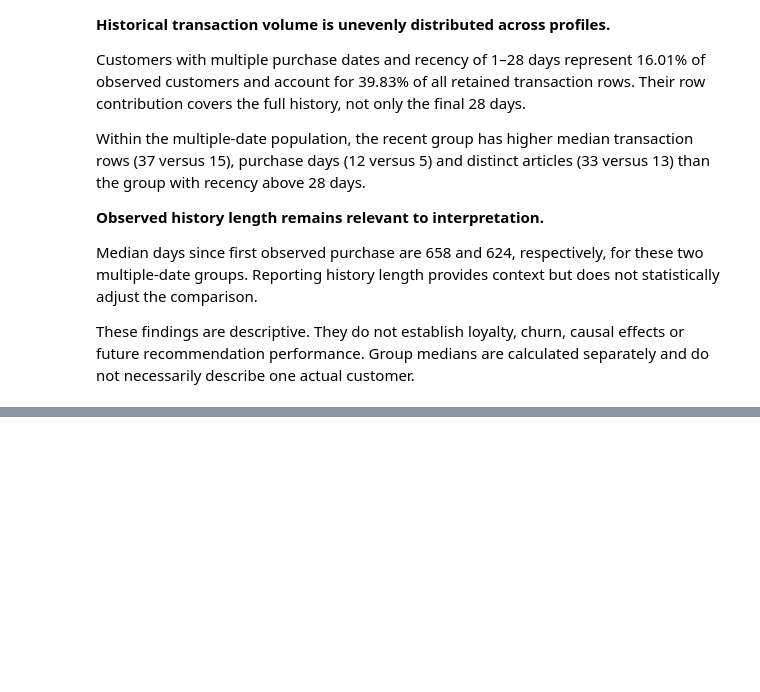
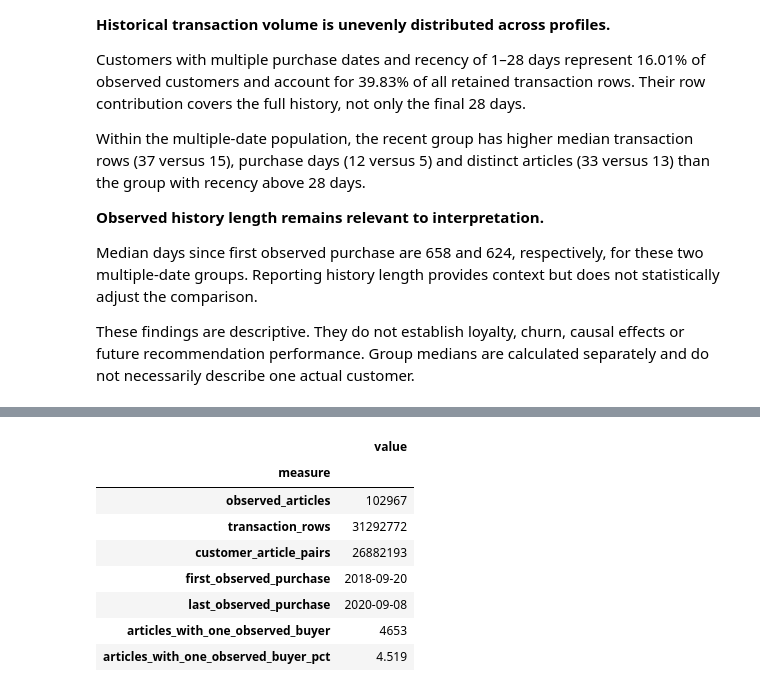
Before and after one commit to Songhai9/atelier-ai-project, a Jupyter notebook: notebooks/behavioral_eda.ipynb, the cells around one changed output, grey strips where cells are left out. Drawn from its saved outputs; the diff is of its cells as text; code cells hidden in the pictures; blank space fills up the shorter version.

Commit message:
count article-client pairs

```diff
--- a/notebooks/behavioral_eda.ipynb
+++ b/notebooks/behavioral_eda.ipynb
@@ -2126,0 +2359,49 @@ actual customer.
+# %%
+observed_articles = len(article_activity)
+
+single_buyer_articles = int(
+    article_activity["observed_buyers"].eq(1).sum()
+)
+
+article_activity_summary = pd.Series(
+    {
+        "observed_articles": observed_articles,
+        "transaction_rows": int(
+            article_activity["transaction_rows"].sum()
+        ),
+        "customer_article_pairs": int(
+            article_activity["observed_buyers"].sum()
+        ),
+        "first_observed_purchase": (
+            article_activity["first_observed_purchase"]
+            .min()
+            .date()
+        ),
+        "last_observed_purchase": (
+            article_activity["last_observed_purchase"]
+            .max()
+            .date()
+        ),
+        "articles_with_one_observed_buyer": (
+            single_buyer_articles
+        ),
+        "articles_with_one_observed_buyer_pct": round(
+            100 * single_buyer_articles / observed_articles,
+            3,
+        ),
+    },
+    name="value",
+    dtype="object",
+).rename_axis("measure").to_frame()
+
+article_activity_summary
+# %% [output]
+|  | value |
+| measure |  |
+| observed_articles | 102967 |
+| transaction_rows | 31292772 |
+| customer_article_pairs | 26882193 |
+| first_observed_purchase | 2018-09-20 |
+| last_observed_purchase | 2020-09-08 |
+| articles_with_one_observed_buyer | 4653 |
+| articles_with_one_observed_buyer_pct | 4.519 |
```
Also changed, not shown: parts of 8 cells of this notebook.
